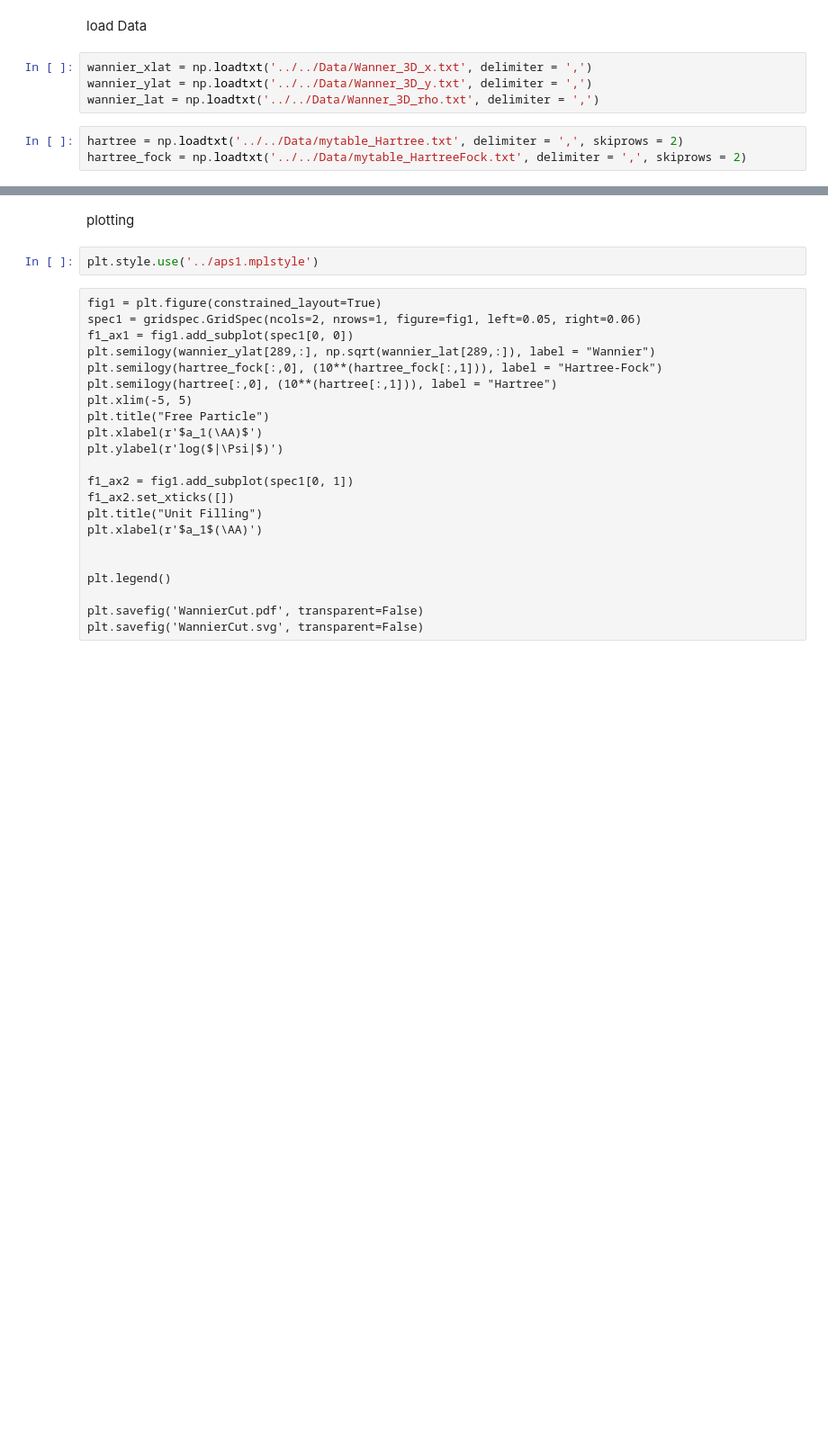
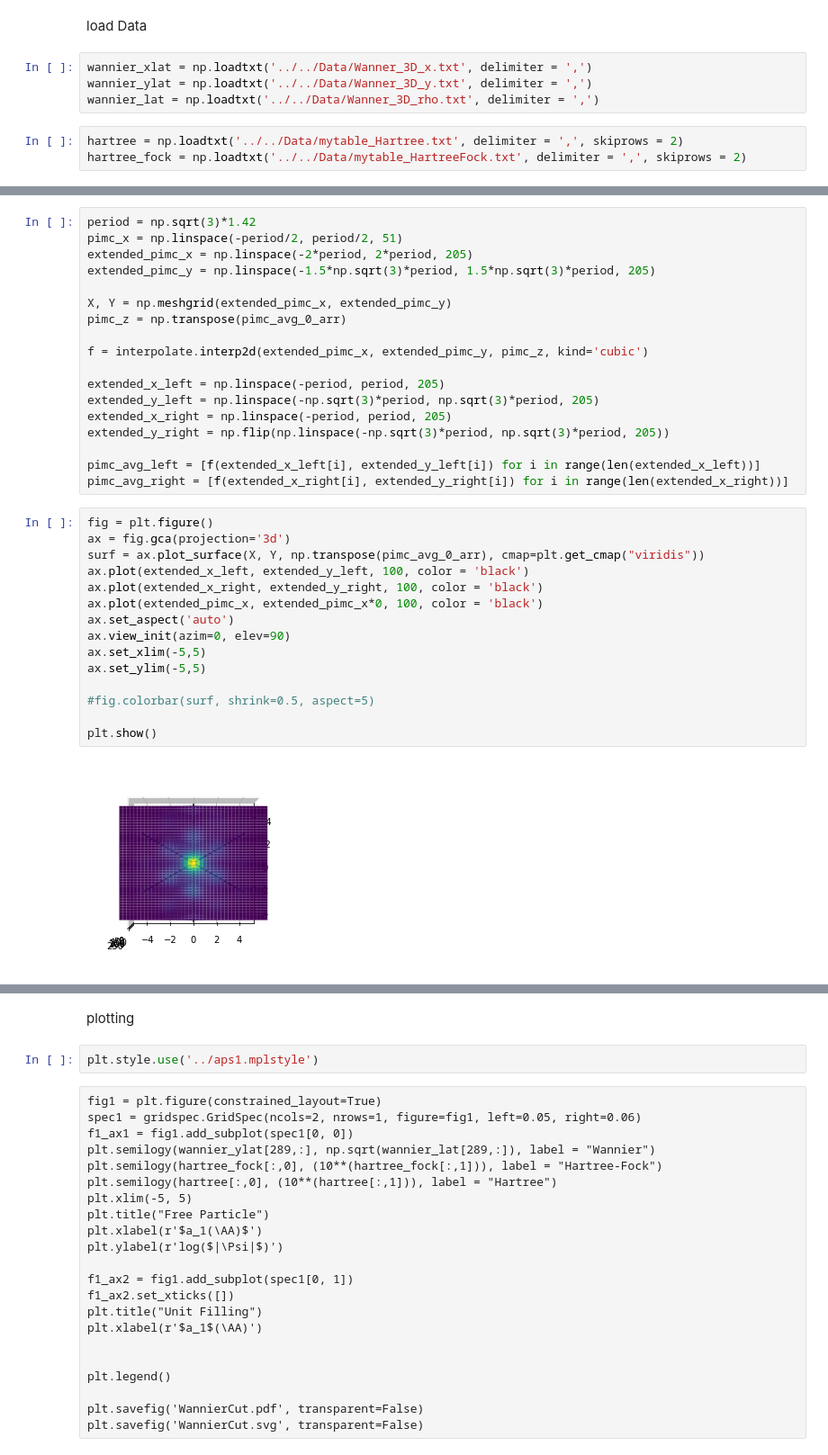
Before and after one commit to DelMaestroGroup/papers-code-BoseHubbardModelHeAdsorptionGraphene, a Jupyter notebook: Figures/Wannier3D/WannierCut.ipynb, the cells around one changed output, grey strips where cells are left out. Shown: that part at 90% size. Cells and saved outputs as stored; diff of their text form; blank space fills up the shorter version.

```diff
--- a/Figures/Wannier3D/WannierCut.ipynb
+++ b/Figures/Wannier3D/WannierCut.ipynb
@@ -16,0 +113,35 @@ hartree_fock = np.loadtxt('../../Data/mytable_HartreeFock.txt', delimiter = ',',
+# %%
+period = np.sqrt(3)*1.42
+pimc_x = np.linspace(-period/2, period/2, 51)
+extended_pimc_x = np.linspace(-2*period, 2*period, 205)
+extended_pimc_y = np.linspace(-1.5*np.sqrt(3)*period, 1.5*np.sqrt(3)*period, 205)
+
+X, Y = np.meshgrid(extended_pimc_x, extended_pimc_y)
+pimc_z = np.transpose(pimc_avg_0_arr)
+
+f = interpolate.interp2d(extended_pimc_x, extended_pimc_y, pimc_z, kind='cubic')
+
+extended_x_left = np.linspace(-period, period, 205)
+extended_y_left = np.linspace(-np.sqrt(3)*period, np.sqrt(3)*period, 205)
+extended_x_right = np.linspace(-period, period, 205)
+extended_y_right = np.flip(np.linspace(-np.sqrt(3)*period, np.sqrt(3)*period, 205))
+
+pimc_avg_left = [f(extended_x_left[i], extended_y_left[i]) for i in range(len(extended_x_left))]
+pimc_avg_right = [f(extended_x_right[i], extended_y_right[i]) for i in range(len(extended_x_right))]
+# %%
+fig = plt.figure()
+ax = fig.gca(projection='3d')
+surf = ax.plot_surface(X, Y, np.transpose(pimc_avg_0_arr), cmap=plt.get_cmap("viridis"))
+ax.plot(extended_x_left, extended_y_left, 100, color = 'black')
+ax.plot(extended_x_right, extended_y_right, 100, color = 'black')
+ax.plot(extended_pimc_x, extended_pimc_x*0, 100, color = 'black')
+ax.set_aspect('auto')
+ax.view_init(azim=0, elev=90)
+ax.set_xlim(-5,5)
+ax.set_ylim(-5,5)
+
+#fig.colorbar(surf, shrink=0.5, aspect=5)
+
+plt.show()
+# %% [output]
+[figure, added]
```
Also changed, not shown: parts of 23 cells of this notebook, 1 other file.
